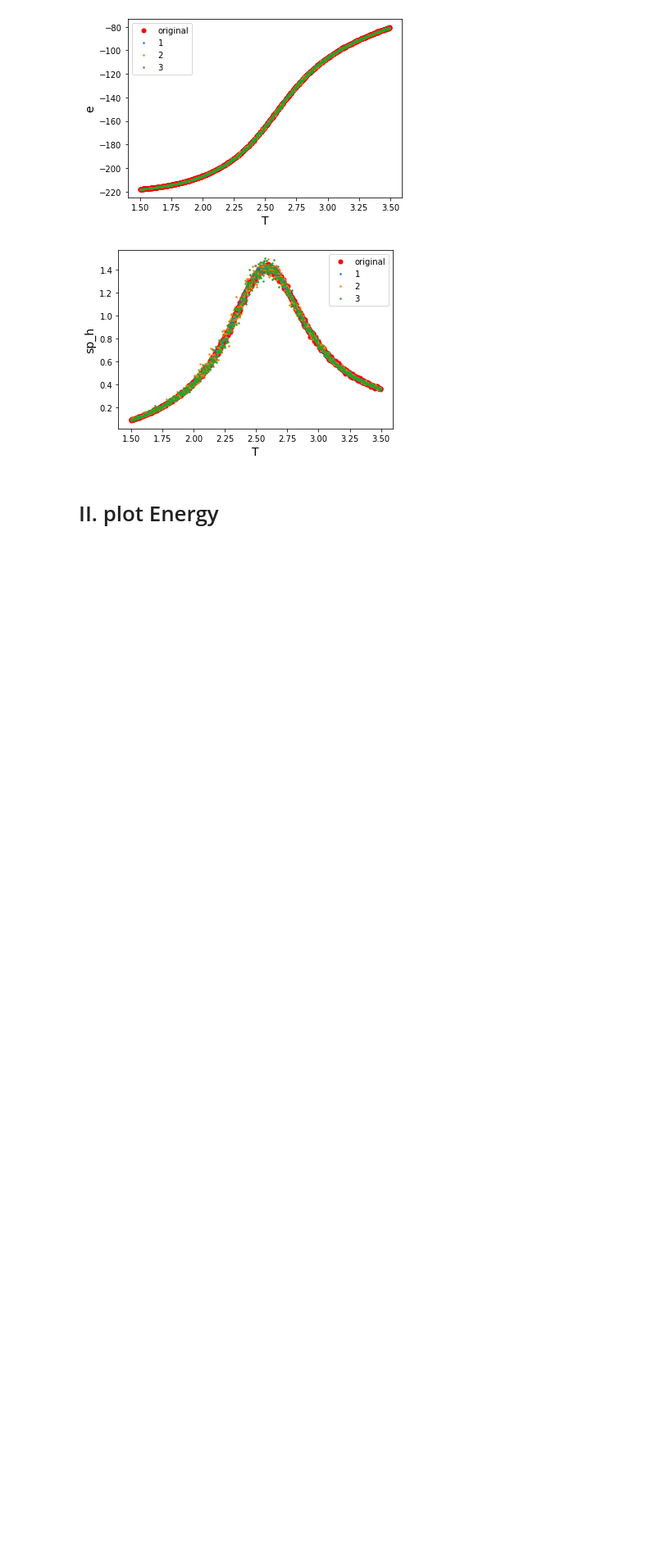
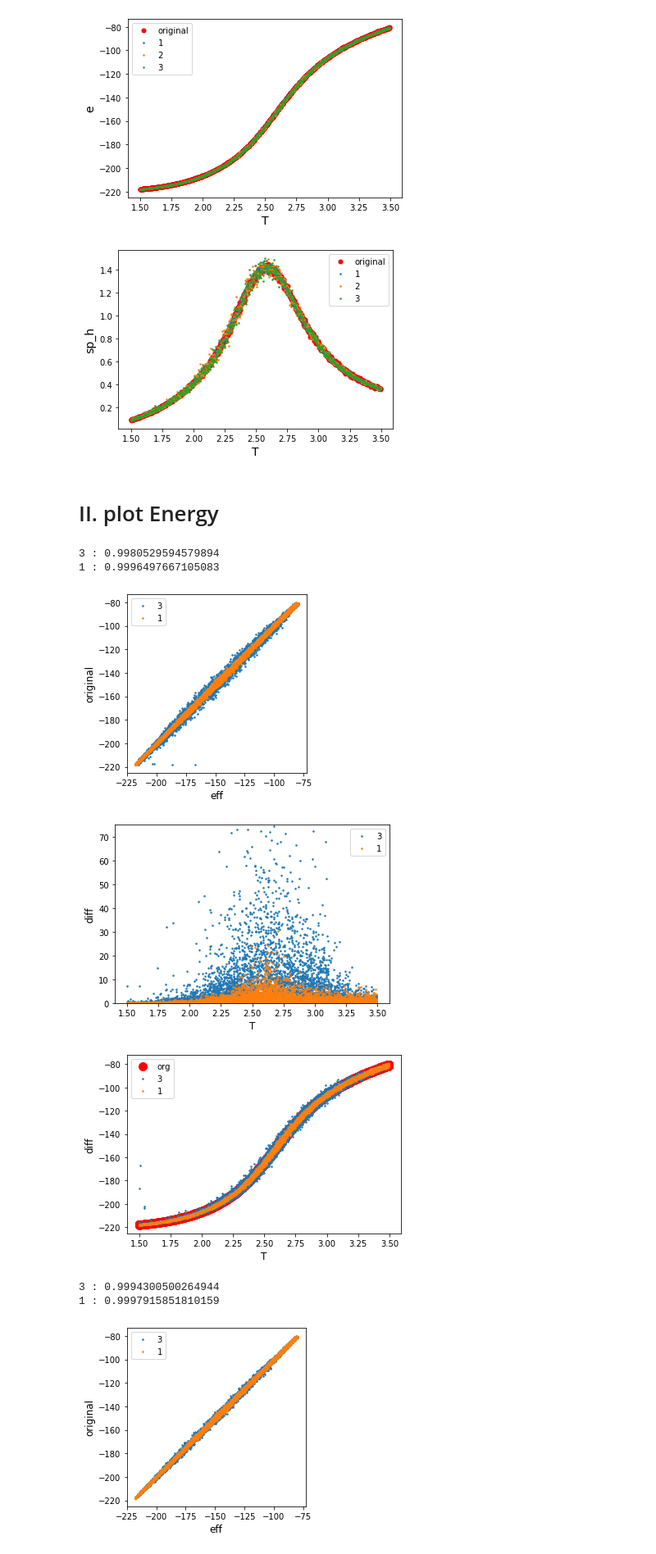
Before and after one commit to aadeliee22/MCMCIsing_SLMC, a Jupyter notebook: python/5th+6th/plaquette&fit.ipynb, the cells around one changed output. Shown at 82% size. Drawn from its saved outputs; the diff is of its cells as text; code cells hidden in the pictures; blank space fills up the shorter version.

```diff
--- a/python/5th+6th/plaquette&fit.ipynb
+++ b/python/5th+6th/plaquette&fit.ipynb
@@ -64,3 +64,50 @@ Plaquette & Fitted of L=10
 [figure]
 # %% [markdown]
 # II. plot Energy
+# %%
+fit = []
+labels = ['3', '1']
+target = 'eff' # met, eff, srch
+fit_path = '../txtfiles-6/plot_ene/' + target
+fit.append(pd.read_csv(fit_path + '_3_1024.txt', sep = ' ', header = 1))
+fit.append(pd.read_csv(fit_path + '_1_1024.txt', sep = ' ', header = 1))
+fit.append(pd.read_csv(fit_path + '_3_2048.txt', sep = ' ', header = 1))
+fit.append(pd.read_csv(fit_path + '_1_2048.txt', sep = ' ', header = 1))
+#fit.append(pd.read_csv(fit_path + '_1_4096.txt', sep = ' ', header = 1))
+#fit.append(pd.read_csv(fit_path + '_3_4096.txt', sep = ' ', header = 1))
+
+for i in range (2):
+    for j in range (2):
+        R2 = 1 - np.sum((np.array(fit[2*i+j].e) - np.array(q.e))**2) / np.sum((fit[2*i+j].e - np.average(fit[2*i+j].e))**2)
+        print(labels[j], ":", R2)
+        plt.plot(fit[2*i+j].e, q.e, '.', markersize = 3, label = labels[j])
+    plt.gca().set_aspect('equal', adjustable='box')
+    plt.xlabel(target, fontsize=12)
+    plt.ylabel('original', fontsize=12)
+    plt.legend()
+    plt.show()
+
+    for j in range (2):
+        plt.plot(q.temp, (np.array(fit[2*i+j].e) - np.array(q.e))**2, '.', markersize = 3, label=labels[j])
+    plt.ylim(0, 75)
+    plt.xlabel('T', fontsize=12)
+    plt.ylabel('diff', fontsize=12)
+    plt.legend()
+    plt.show()
+
+    plt.plot(q.temp, q.e, 'r.', markersize = 20, markerfacecolor = None, label='org')
+    for j in range (2):
+        plt.plot(fit[2*i+j].temperature, fit[2*i+j].e, '.', markersize = 3, label=labels[j])
+    plt.xlabel('T', fontsize=12)
+    plt.ylabel('diff', fontsize=12)
+    plt.legend()
+    plt.show()
+# %% [output]
+3 : 0.9980529594579894
+1 : 0.9996497667105083
+[figure, added]
+[figure, added]
+[figure, added]
+3 : 0.9994300500264944
+1 : 0.9997915851810159
+[figure, added]
```
Also changed, not shown: parts of 2 cells of this notebook, 18 other files.
